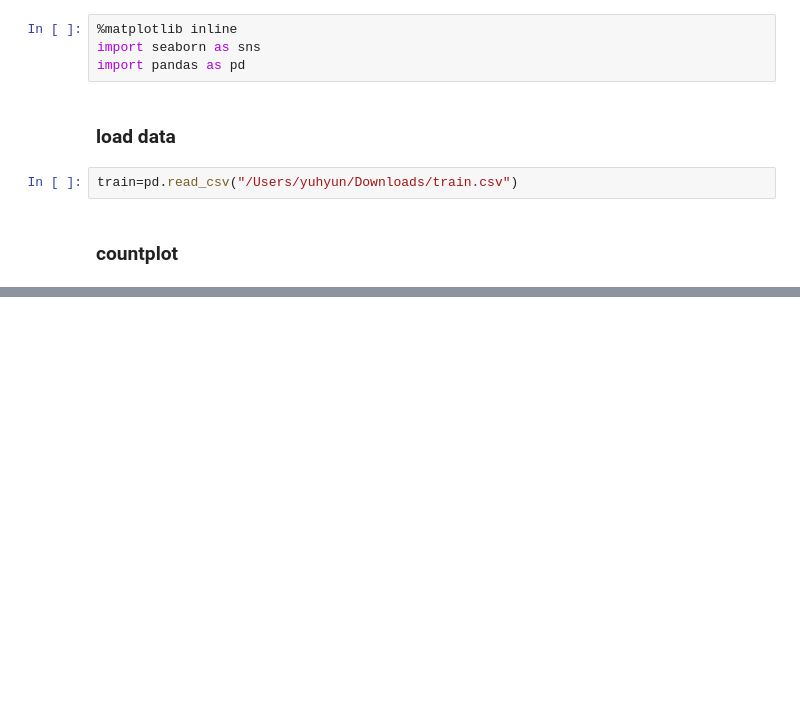
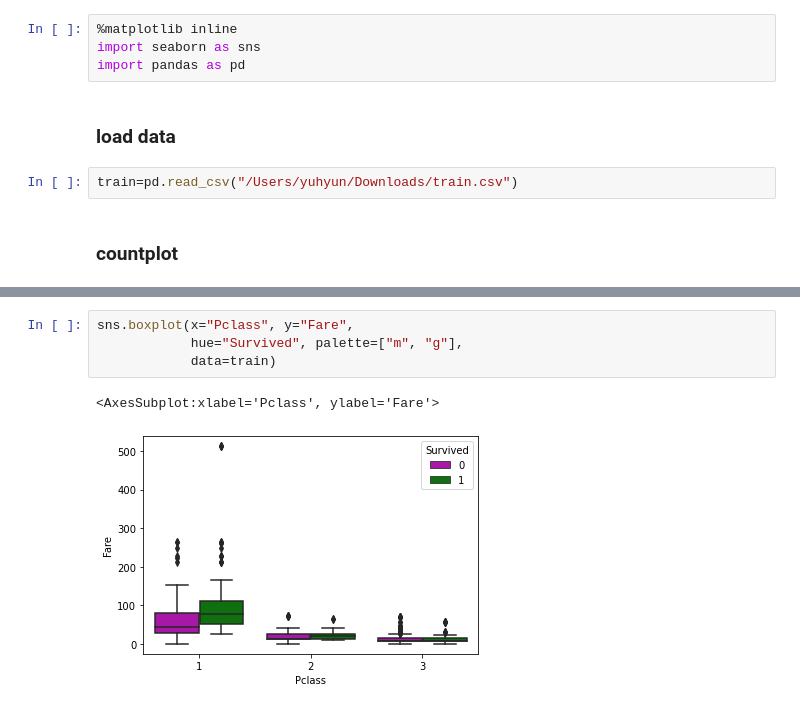
Before and after one commit to kyh31876/phyton1, a Jupyter notebook: 14.5.ipynb, the cells around one changed output, grey strips where cells are left out. Cells and saved outputs as stored; diff of their text form; blank space fills up the shorter version.

```diff
--- a/14.5.ipynb
+++ b/14.5.ipynb
@@ -37,0 +59,7 @@ sns.barplot(data=train, x="Pclass",y="Fare")
+# %%
+sns.boxplot(x="Pclass", y="Fare",
+            hue="Survived", palette=["m", "g"],
+            data=train)
+# %% [output]
+<AxesSubplot:xlabel='Pclass', ylabel='Fare'>
+[figure, added]
```
Also changed, not shown: parts of 17 cells of this notebook.
